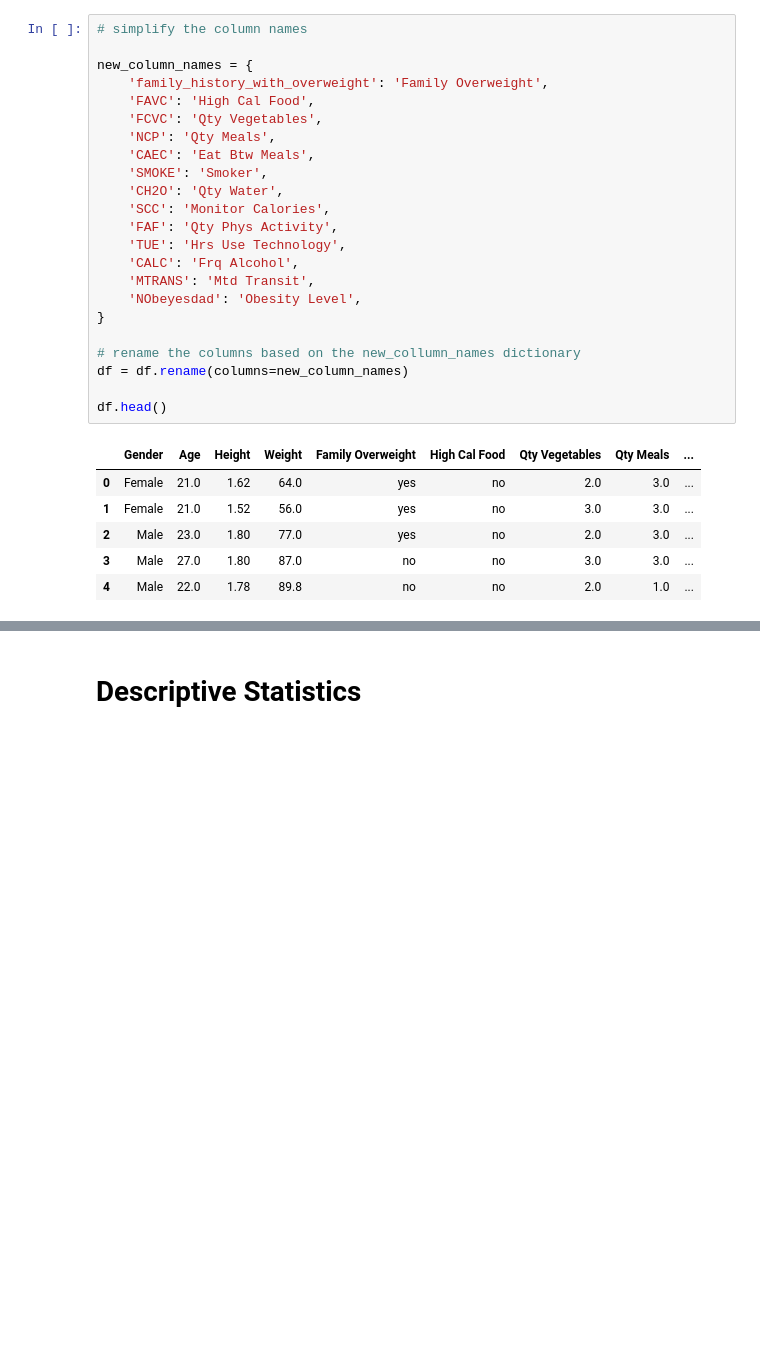
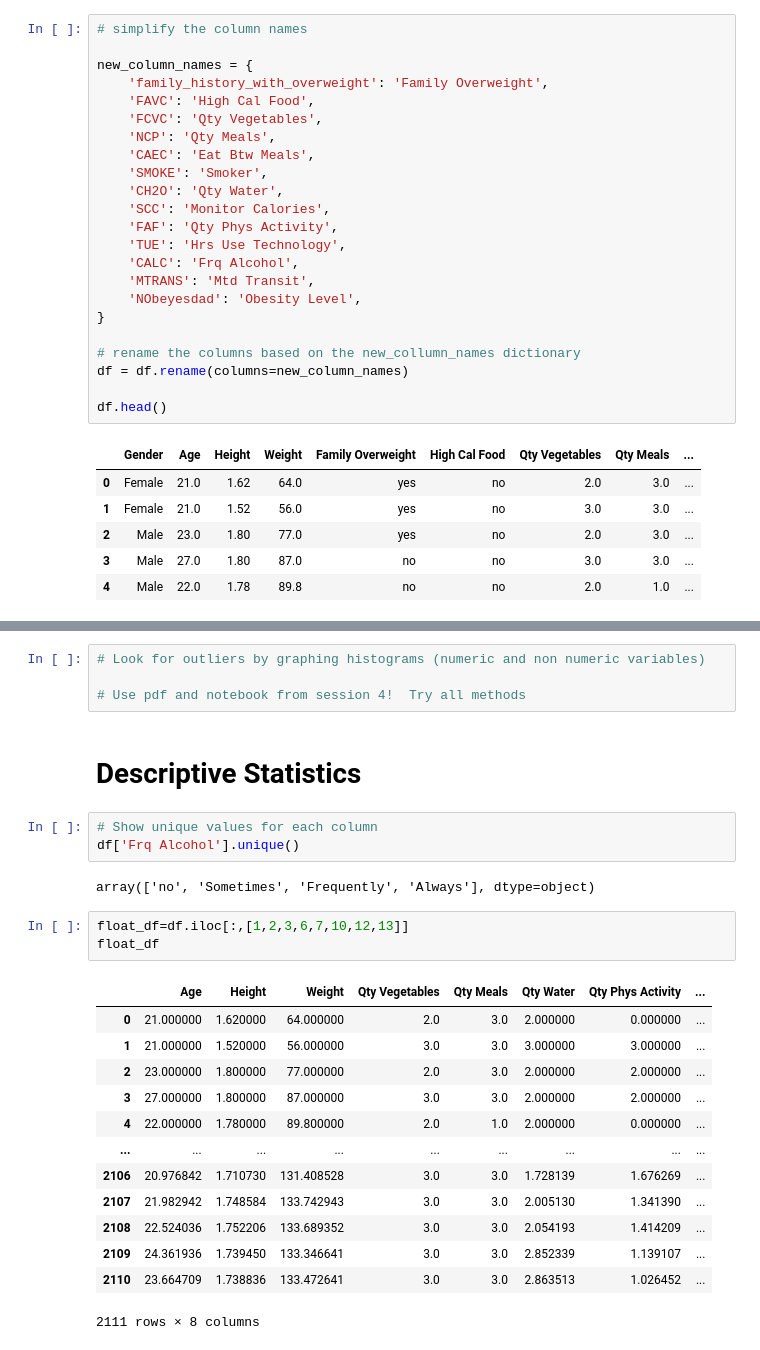
Before and after one commit to vhuson/cmu-case-study, a Jupyter notebook: CaseStudy.ipynb, the cells around one changed output, grey strips where cells are left out. Drawn from its saved outputs; the diff is of its cells as text; blank space fills up the shorter version.

Commit message:
Started outlier analysis

```diff
--- a/CaseStudy.ipynb
+++ b/CaseStudy.ipynb
@@ -99,2 +136,28 @@ df.head()
+# %%
+# Look for outliers by graphing histograms (numeric and non numeric variables)
+
+# Use pdf and notebook from session 4!  Try all methods
 # %% [markdown]
 # Descriptive Statistics
+# %%
+# Show unique values for each column
+df['Frq Alcohol'].unique()
+# %% [output]
+array(['no', 'Sometimes', 'Frequently', 'Always'], dtype=object)
+# %%
+float_df=df.iloc[:,[1,2,3,6,7,10,12,13]]
+float_df
+# %% [output]
+|  | Age | Height | Weight | Qty Vegetables | Qty Meals | Qty Water | Qty Phys Activity | ... |
+| 0 | 21.000000 | 1.620000 | 64.000000 | 2.0 | 3.0 | 2.000000 | 0.000000 | ... |
+| 1 | 21.000000 | 1.520000 | 56.000000 | 3.0 | 3.0 | 3.000000 | 3.000000 | ... |
+| 2 | 23.000000 | 1.800000 | 77.000000 | 2.0 | 3.0 | 2.000000 | 2.000000 | ... |
+| 3 | 27.000000 | 1.800000 | 87.000000 | 3.0 | 3.0 | 2.000000 | 2.000000 | ... |
+| 4 | 22.000000 | 1.780000 | 89.800000 | 2.0 | 1.0 | 2.000000 | 0.000000 | ... |
+| ... | ... | ... | ... | ... | ... | ... | ... | ... |
+| 2106 | 20.976842 | 1.710730 | 131.408528 | 3.0 | 3.0 | 1.728139 | 1.676269 | ... |
+| 2107 | 21.982942 | 1.748584 | 133.742943 | 3.0 | 3.0 | 2.005130 | 1.341390 | ... |
+| 2108 | 22.524036 | 1.752206 | 133.689352 | 3.0 | 3.0 | 2.054193 | 1.414209 | ... |
+| 2109 | 24.361936 | 1.739450 | 133.346641 | 3.0 | 3.0 | 2.852339 | 1.139107 | ... |
+| 2110 | 23.664709 | 1.738836 | 133.472641 | 3.0 | 3.0 | 2.863513 | 1.026452 | ... |
+2111 rows × 8 columns
```
Also changed, not shown: parts of 6 cells of this notebook.
